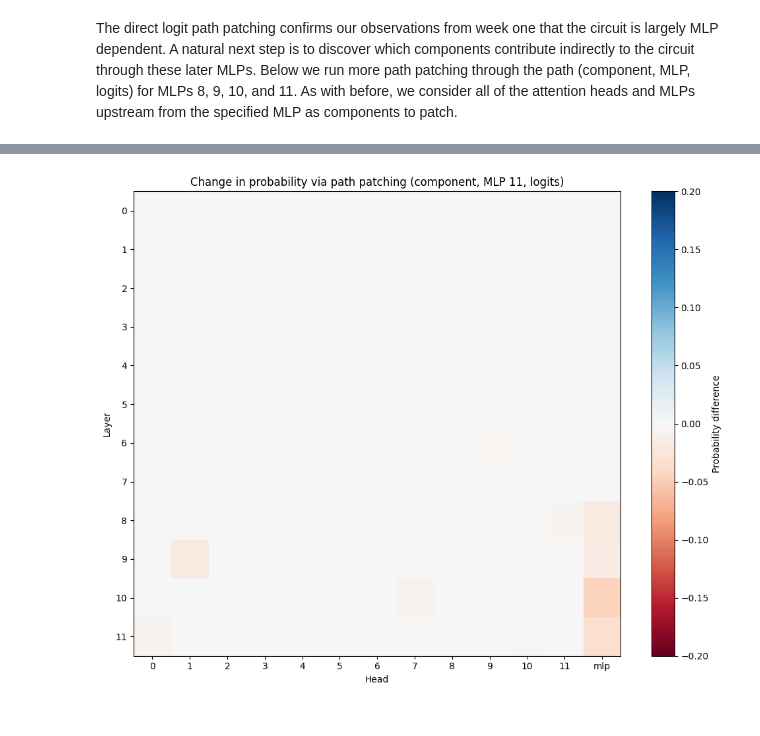
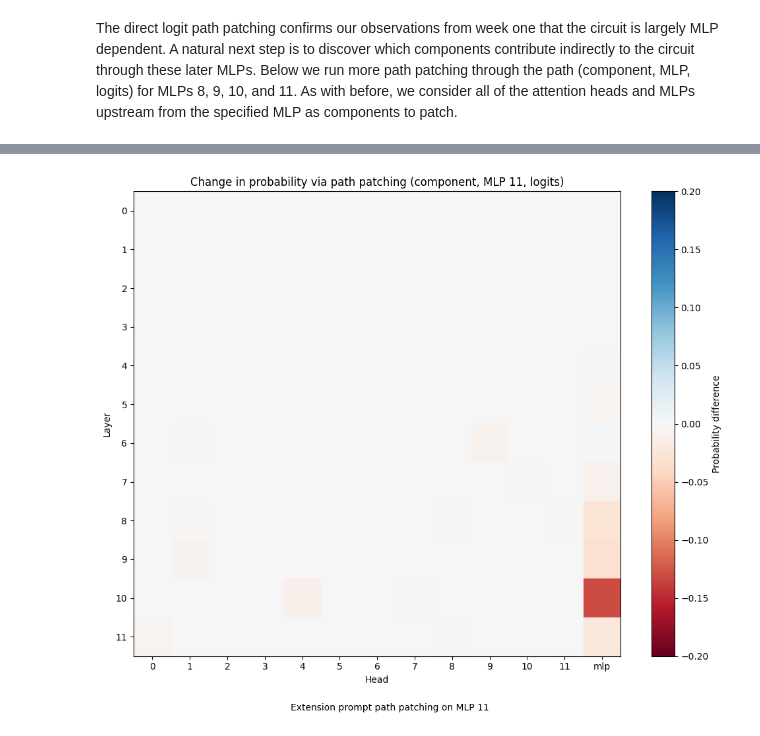
Before and after one commit to benjaminW2025/greater-than-cap, a Jupyter notebook: notebooks/week_two.ipynb, the cells around one changed output, grey strips where cells are left out. Saved outputs shown, nothing was run; the diff lists cells and outputs as text; code cells hidden in the pictures.

Commit message:
Get path patching plots for extension

```diff
--- a/notebooks/week_two.ipynb
+++ b/notebooks/week_two.ipynb
@@ -28,10 +28,10 @@ from transformer_lens import HookedTransformer
 model = HookedTransformer.from_pretrained("gpt2-small", device=device)
 
 # Import our prompt generation script and create 50 prompts
-from data.greater_than_prompt_generation import generate_dataset
+from data.greater_than_prompt_generation import generate_extension_dataset
 from data.greater_than_prompt_generation import generate_full_dataset
 
-all_prompts = generate_full_dataset()
+all_prompts = generate_extension_dataset()
 
 import matplotlib.pyplot as plt
 # %% [output]
@@ -45,12 +45,15 @@ long_prompts = []
 
 for prompt, num in all_prompts:
     tokens = model.to_tokens(prompt)
-    if (tokens.size(-1) == 12):
+    if (tokens.size(-1) == 16):
         short_prompts.append((prompt, num))
     else:
         long_prompts.append((prompt, num))
 # %%
 # Get initial model accuracy
+
+total_one = 0
+total_two = 0
 
 correct_one = 0
 correct_two = 0
@@ -62,6 +65,8 @@ for prompt, num in short_prompts:
     logits, _ = model.run_with_cache(tokens)
     prediction = logits[0, -1].argmax()
 
+    total_one += 1
+
     try:
         prediction = int(model.to_string(prediction))
         if (prediction > num):
@@ -69,13 +74,15 @@ for prompt, num in short_prompts:
     except ValueError:
         pass
 
-print("Accuracy of eight token prompts is " + str(correct_one) + " out of 20")
+print("Accuracy of eight token prompts is " + str(correct_one) + " out of " + str(total_one))
 
 for prompt, num in long_prompts:
     # Get model prediction
     tokens = model.to_tokens(prompt)
     logits, _ = model.run_with_cache(tokens)
     prediction = logits[0, -1].argmax()
+
+    total_two += 1
 
     try:
         prediction = int(model.to_string(prediction))
@@ -84,5 +91,5 @@ for prompt, num in long_prompts:
     except ValueError:
         pass
 
-print("Accuracy of eight token prompts is " + str(correct_two) + " out of 79")
+print("Accuracy of eight token prompts is " + str(correct_two) + " out of " + str(total_two))
 # %% [output]
@@ -126,7 +133,8 @@ torch.Size([12, 64, 768])
 torch.Size([768])
 # %%
 # Define our patched prompt
-prompt_01 = "The war lasted from the year 1801 to the year 18"
+# prompt_01 = "The war lasted from the year 1801 to the year 18"
+prompt_01 = "1599, 1607, 1633, 1679, 1710, 17"
 # %%
 # First we patch the direct contribution to the logits
 def direct_logit_patch(layer, component, tokens, num, clean_cache, dirty_cache):
@@ -359,31 +367,31 @@ results_11 = results_grid
 # %%
 # Visualize results for MLP 11
 
 import matplotlib.pyplot as plt
 
 fig, ax = plt.subplots(figsize=(10, 8))
-im = ax.imshow(results_11.cpu().numpy(), cmap="RdBu", aspect="auto", vmin=-.2, vmax=.2)
+im = ax.imshow(results_11.cpu().numpy(), cmap="RdBu", aspect="auto", vmin=-.4, vmax=.4)
 
 ax.set_xlabel("Head")
 ax.set_ylabel("Layer")
 
 x_labels = [str(i) for i in range(12)] + ["mlp"]
 ax.set_xticks(range(13))
 ax.set_xticklabels(x_labels)
 ax.set_yticks(range(12))
 
-caption = "Change in probability difference when path patching through "
+caption = "Extension prompt path patching on MLP 11"
 wrapped_caption = textwrap.fill(caption, width=80)
 
 fig.text(0.45, -.03, wrapped_caption, ha='center', fontsize=10)
 
 plt.colorbar(im, ax=ax, label="Probability difference")
 plt.title("Change in probability via path patching (component, MLP 11, logits)")
 plt.tight_layout()
-fig.savefig(f"figures/mlp_11_path_patch", dpi=150, bbox_inches="tight")
+fig.savefig(f"figures/mlp_11_path_patch_extension", dpi=150, bbox_inches="tight")
 plt.show()
 # %% [output]
-[figure, old version]
+[figure, new version]
 # %%
 # MLP 10
 
```
Also changed, not shown: parts of 7 cells of this notebook, 11 other files.
